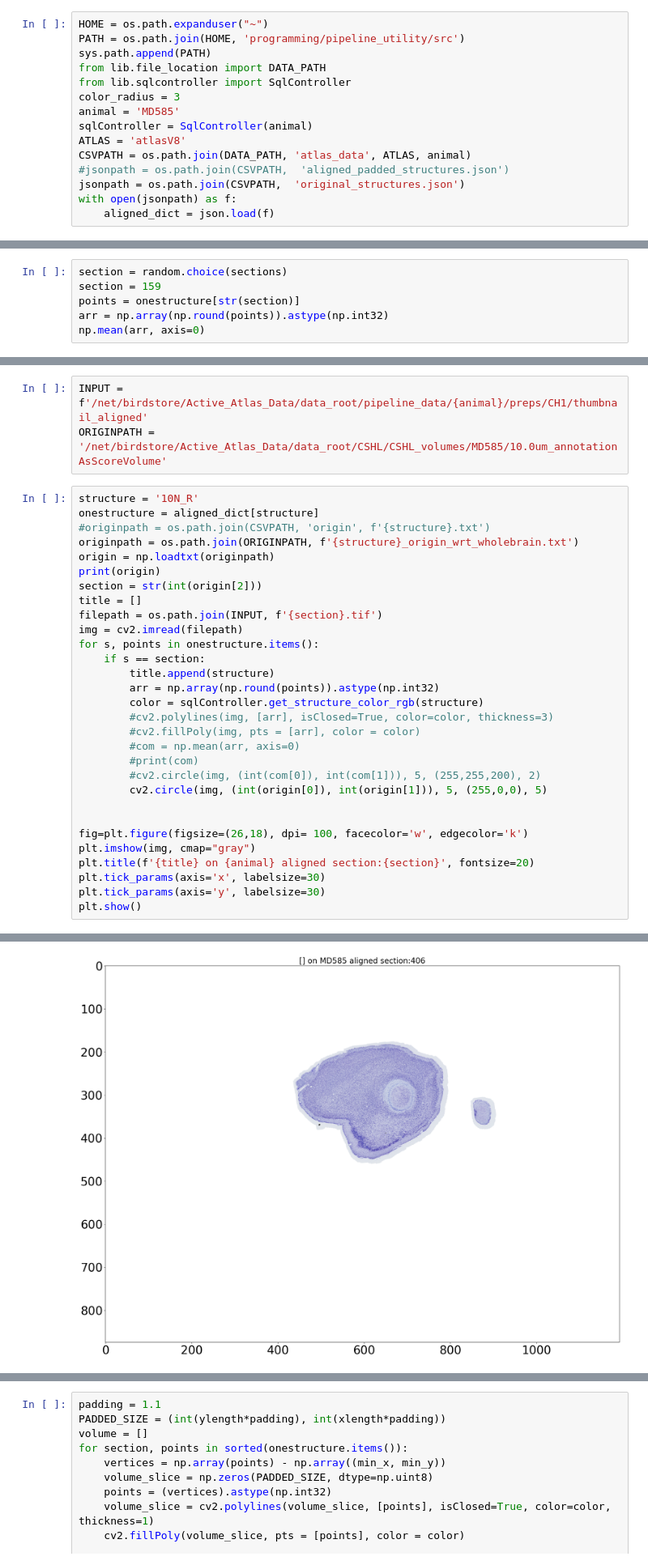
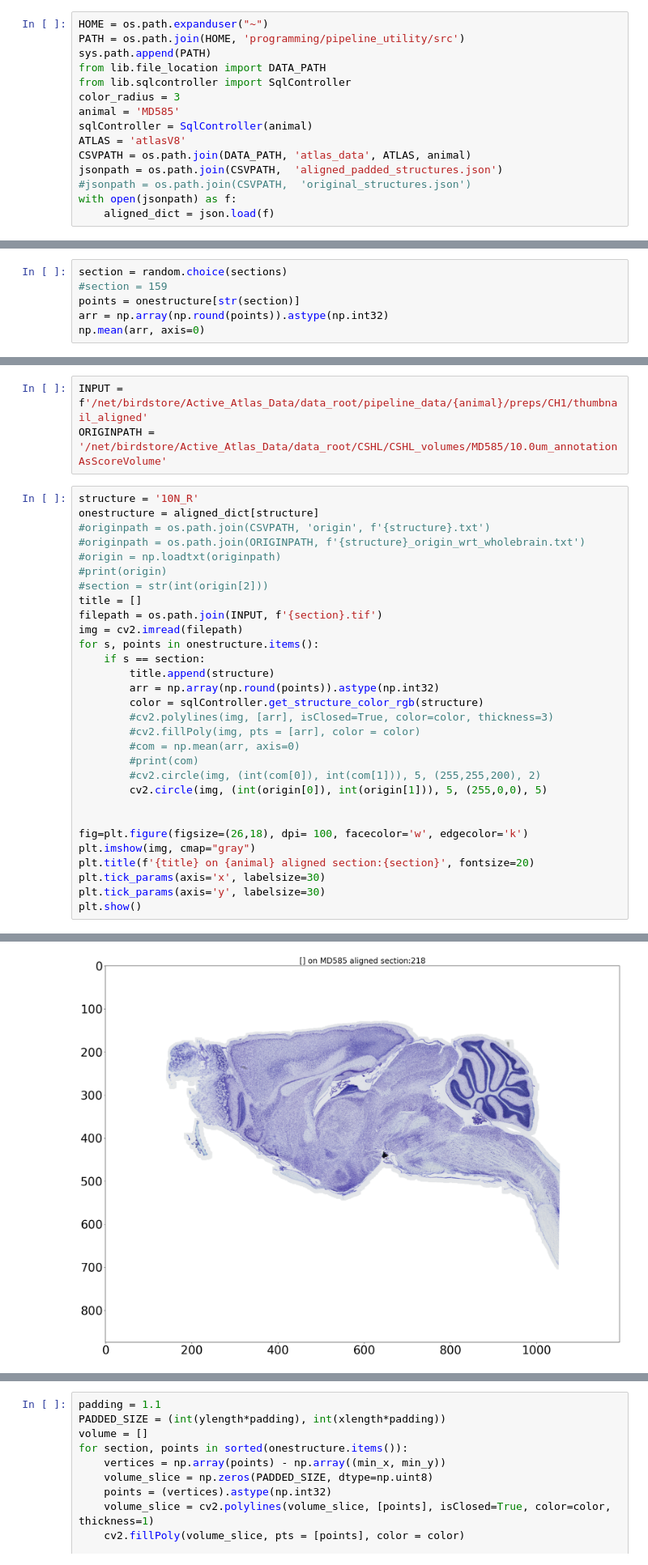
Before and after one commit to ActiveBrainAtlas2/preprocessing-pipeline, a Jupyter notebook: notebooks/draw_aligned_points_on_image.ipynb, the cells around one changed output, grey strips where cells are left out. Shown at 81% size. Saved outputs shown, nothing was run; the diff lists cells and outputs as text.

```diff
--- a/notebooks/draw_aligned_points_on_image.ipynb
+++ b/notebooks/draw_aligned_points_on_image.ipynb
@@ -20,8 +20,8 @@ animal = 'MD585'
 sqlController = SqlController(animal)
 ATLAS = 'atlasV8'
 CSVPATH = os.path.join(DATA_PATH, 'atlas_data', ATLAS, animal)
-#jsonpath = os.path.join(CSVPATH,  'aligned_padded_structures.json')
-jsonpath = os.path.join(CSVPATH,  'original_structures.json')
+jsonpath = os.path.join(CSVPATH,  'aligned_padded_structures.json')
+#jsonpath = os.path.join(CSVPATH,  'original_structures.json')
 with open(jsonpath) as f:
     aligned_dict = json.load(f)
 # %%
@@ -86,7 +86,7 @@ print(min(sections), max(sections))
 136 319
 # %%
 section = random.choice(sections)
-section = 159
+#section = 159
 points = onestructure[str(section)]
 arr = np.array(np.round(points)).astype(np.int32)
 np.mean(arr, axis=0)
@@ -125,10 +125,10 @@ ORIGINPATH = '/net/birdstore/Active_Atlas_Data/data_root/CSHL/CSHL_volumes/MD585
 structure = '10N_R'
 onestructure = aligned_dict[structure]
 #originpath = os.path.join(CSVPATH, 'origin', f'{structure}.txt')
-originpath = os.path.join(ORIGINPATH, f'{structure}_origin_wrt_wholebrain.txt')
-origin = np.loadtxt(originpath)
-print(origin)
-section = str(int(origin[2]))
+#originpath = os.path.join(ORIGINPATH, f'{structure}_origin_wrt_wholebrain.txt')
+#origin = np.loadtxt(originpath)
+#print(origin)
+#section = str(int(origin[2]))
 title = []
 filepath = os.path.join(INPUT, f'{section}.tif')
 img = cv2.imread(filepath)
@@ -156,4 +155,4 @@ plt.show()
-[figure, old version]
+[figure, new version]
 # %%
 section = str(319)
 title = []
```
Also changed, not shown: parts of 6 cells of this notebook, 4 other files.
